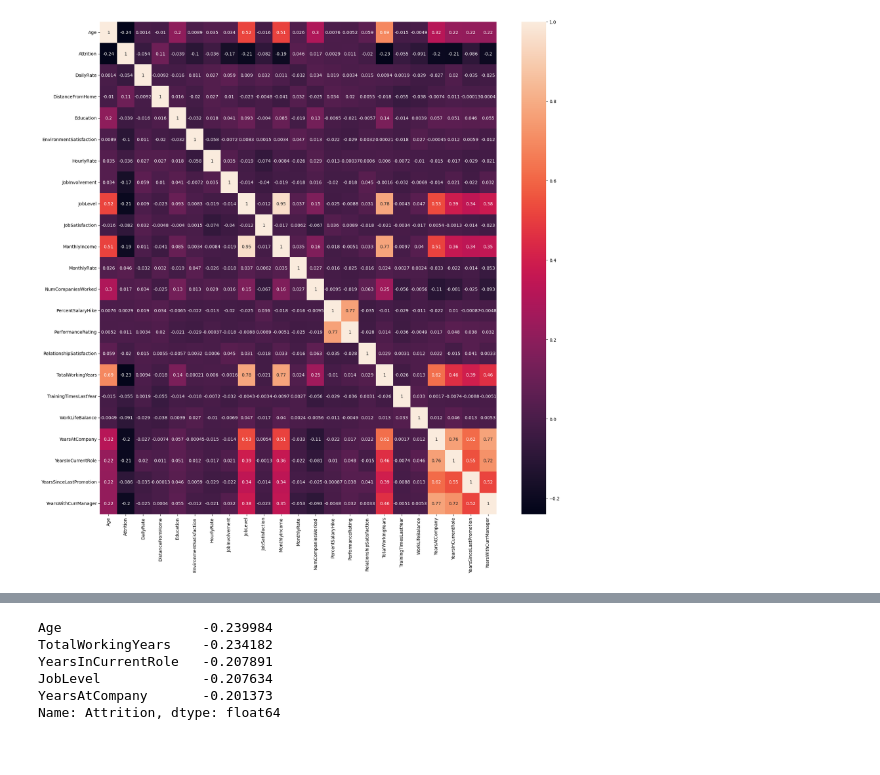
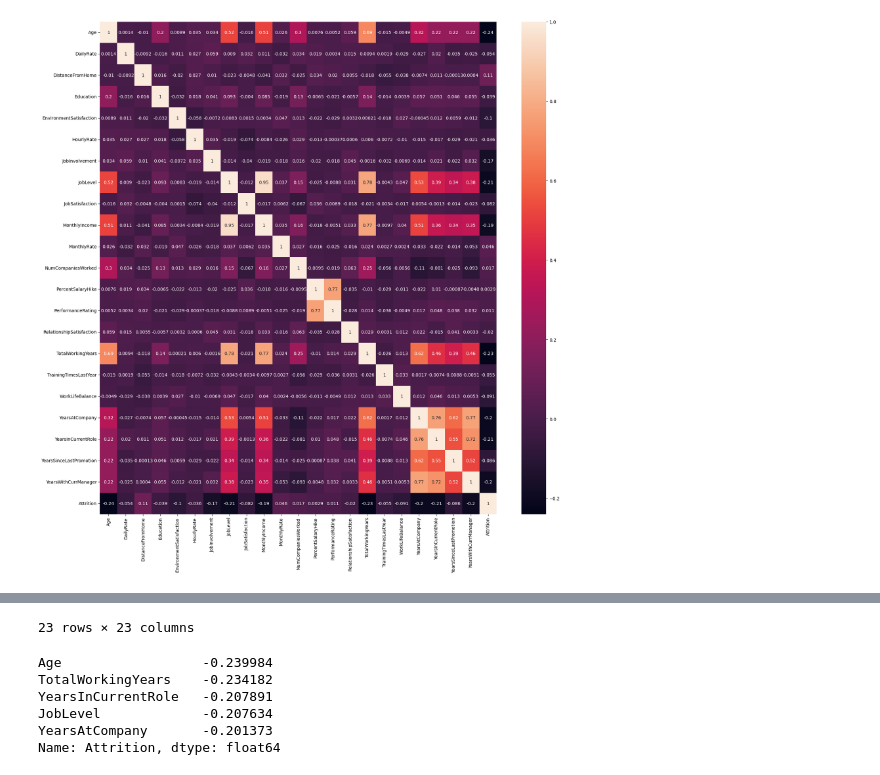
Before and after one commit to sehyunlee217/MIE368_proj, a Jupyter notebook: EDA.ipynb, the cells around one changed output, grey strips where cells are left out. Cells and saved outputs as stored; diff of their text form; code cells hidden in the pictures.

```diff
--- a/EDA.ipynb
+++ b/EDA.ipynb
@@ -21,2 +14,3 @@ df.head()
 # %%
-df.drop(columns=['EmployeeID', 'EmployeeCount','Shift', 'StandardHours','Over18'], inplace=True)
+df['Attrition'] = df['Attrition'].map({"Yes":1, "No":0})
+df.head()
@@ -23,6 +25,4 @@ df.drop(columns=['EmployeeID', 'EmployeeCount','Shift', 'StandardHours','Over18'
 # %%
 # training set
 y = df['Attrition']
-X = df.drop(columns=['Attrition']) # test set
-y = y.map({"Yes":1, "No":0})
-df['Attrition'] = y
+X = df.drop(columns=['Attrition'])
@@ -44,13 +29,22 @@ Name: Attrition, Length: 1676, dtype: int64
+# %%
+from sklearn.model_selection import train_test_split
+
+X_train, X_test, y_train, y_test = train_test_split(X, y, test_size=0.2, random_state=42)
 # %%
 # Select Dtype columns that are non-string(ints,floats,..)
-num_columns = df.select_dtypes(exclude=['object']).columns
+num_columns = X_train.select_dtypes(exclude=['object']).columns
+num_columns = num_columns.tolist()
+cor_columns = num_columns.copy()  # Create a copy
+cor_columns.append('Attrition')
+
 # Select string-type columns
 str_columns = [col for col in df.columns if col not in num_columns]
 # %%
 # Let's check correlation between numerical columns
-cor = df[num_columns].corr()
+cor = df[cor_columns].corr()
 plt.figure(figsize=(20,20))
 sns.heatmap(cor, annot=True)
 plt.show()
+cor
 # %% [output]
-[figure, old version]
+[figure, new version]
@@ -57,3 +68,4 @@ plt.show()
+23 rows × 23 columns
 # %%
 # Get first 5 most correlated features
 cor['Attrition'].sort_values(ascending=True)[:5]
```
Also changed, not shown: parts of 7 cells of this notebook, 1 other file.
